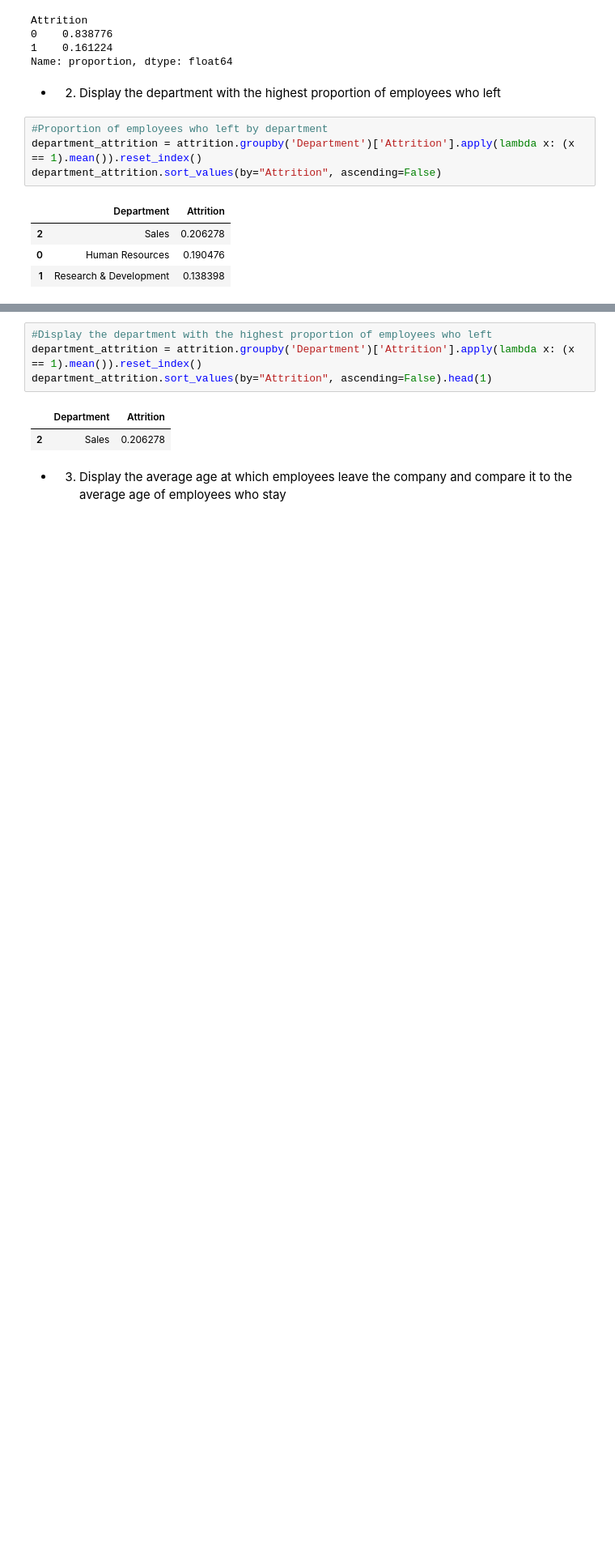
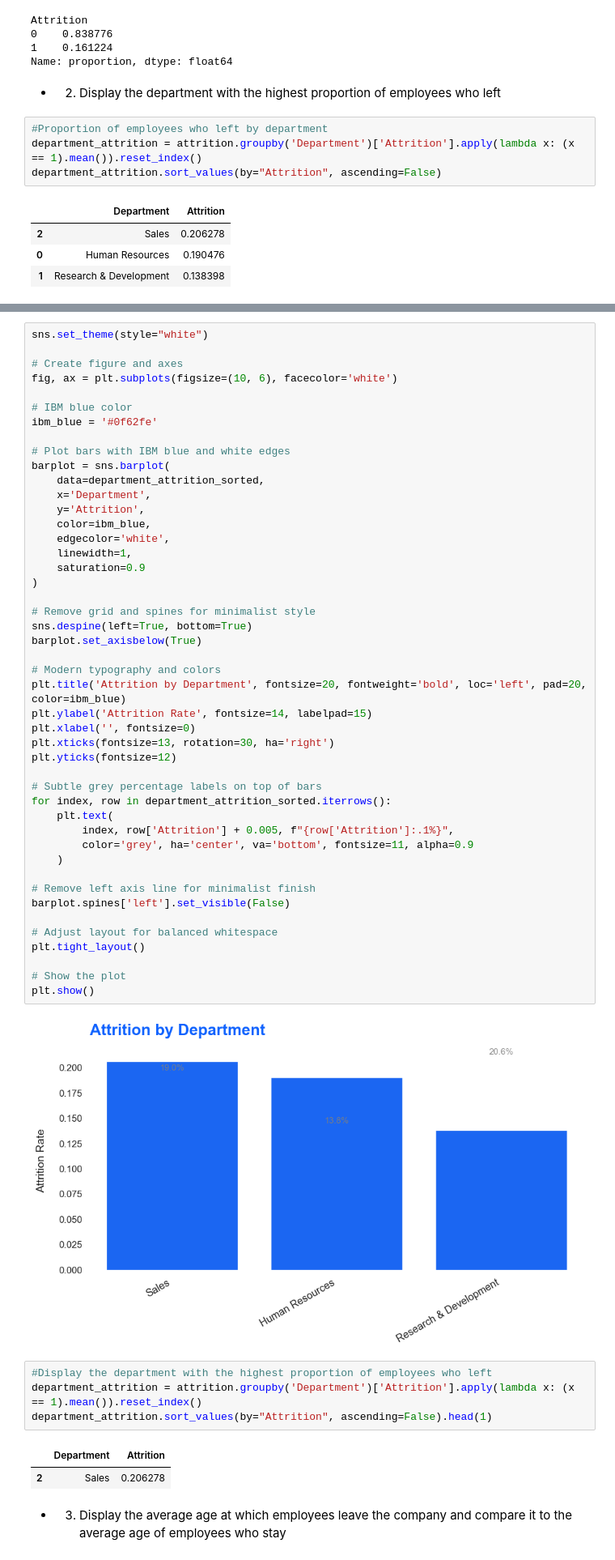
Before and after one commit to joanafcasanova/ibm-employee-attrition, a Jupyter notebook: IBM HR Analytics Employee Attrition & Performance<.ipynb, the cells around one changed output, grey strips where cells are left out. Shown at 81% size. Drawn from its saved outputs; the diff is of its cells as text; blank space fills up the shorter version.

Commit message:
Update analysis and figures in notebook

```diff
--- a/IBM HR Analytics Employee Attrition & Performance<.ipynb
+++ b/IBM HR Analytics Employee Attrition & Performance<.ipynb
@@ -147,3 +119,51 @@ pio.renderers.default = previous_renderer
+# %%
+sns.set_theme(style="white")
+
+# Create figure and axes
+fig, ax = plt.subplots(figsize=(10, 6), facecolor='white')
+
+# IBM blue color
+ibm_blue = '#0f62fe'
+
+# Plot bars with IBM blue and white edges
+barplot = sns.barplot(
+    data=department_attrition_sorted,
+    x='Department',
+    y='Attrition',
+    color=ibm_blue,
+    edgecolor='white',
+    linewidth=1,
+    saturation=0.9
+)
+
+# Remove grid and spines for minimalist style
+sns.despine(left=True, bottom=True)
+barplot.set_axisbelow(True)
+
+# Modern typography and colors
+plt.title('Attrition by Department', fontsize=20, fontweight='bold', loc='left', pad=20, color=ibm_blue)
+plt.ylabel('Attrition Rate', fontsize=14, labelpad=15)
+plt.xlabel('', fontsize=0)
+plt.xticks(fontsize=13, rotation=30, ha='right')
+plt.yticks(fontsize=12)
+
+# Subtle grey percentage labels on top of bars
+for index, row in department_attrition_sorted.iterrows():
+    plt.text(
+        index, row['Attrition'] + 0.005, f"{row['Attrition']:.1%}",
+        color='grey', ha='center', va='bottom', fontsize=11, alpha=0.9
+    )
+
+# Remove left axis line for minimalist finish
+barplot.spines['left'].set_visible(False)
+
+# Adjust layout for balanced whitespace
+plt.tight_layout()
+
+# Show the plot
+plt.show()
+# %% [output]
+[figure, added]
 # %%
 #Display the department with the highest proportion of employees who left
 department_attrition = attrition.groupby('Department')['Attrition'].apply(lambda x: (x == 1).mean()).reset_index()
```
Also changed, not shown: parts of 41 cells of this notebook.
